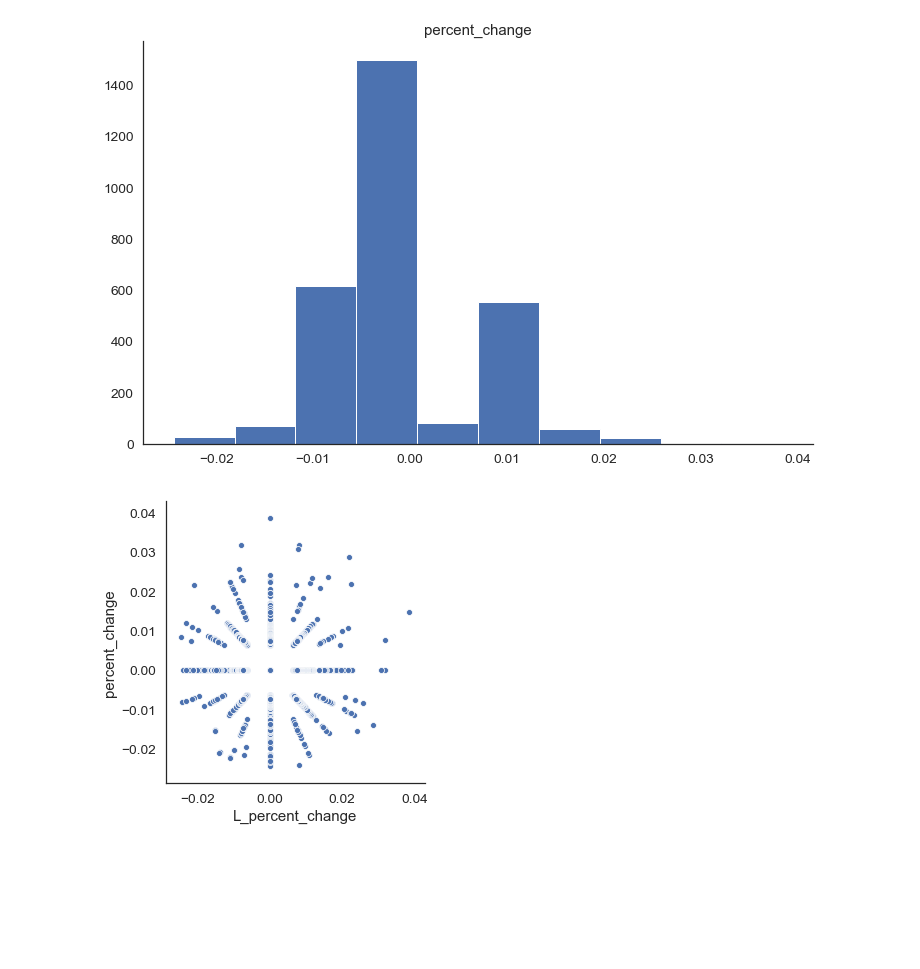
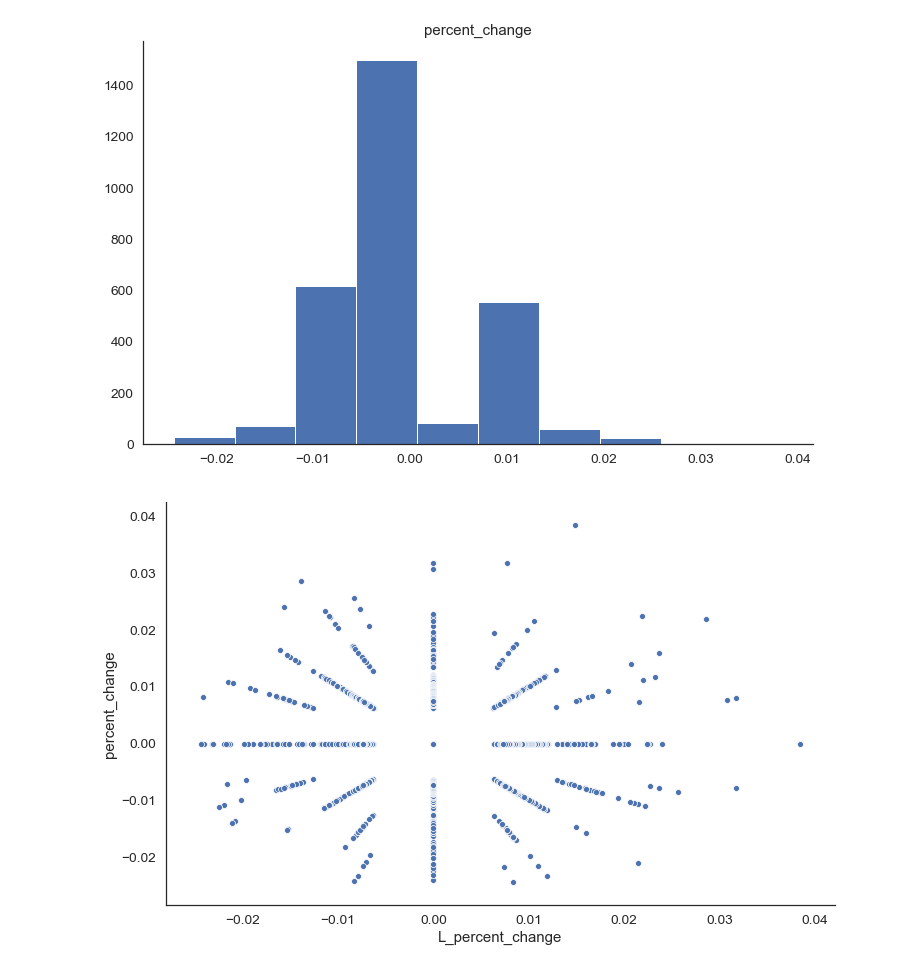
Before and after one commit to StanleyJung/Macroeconomic_Forecasting, a Jupyter notebook: Untitled1.ipynb, the cells around one changed output. Drawn from its saved outputs; the diff is of its cells as text; code cells hidden in the pictures; blank space fills up the shorter version.

```diff
--- a/Untitled1.ipynb
+++ b/Untitled1.ipynb
@@ -26,7 +24,7 @@ g = sns.lineplot(x="Date", y="Exchange Rate", data=data, ax=ax).set_title("EUR-U
 # %% [output]
 [figure]
 # %%
-data["percent_change"] = data.pct_change()
+data["percent_change"] = data["Exchange Rate"].pct_change()
 ax = data.hist("percent_change",grid=False, figsize=(12,7.416))
 ax = ax[0]
 for i,x in enumerate(ax):
@@ -37,9 +35,12 @@ for i,x in enumerate(ax):
 # %% [output]
 [figure]
 # %%
-data['L_percent_change'] = data.percent_change.shift(1)
+data['L_percent_change'] = data.percent_change.shift(-1)
 # %%
-sns.relplot(x="L_percent_change", y="percent_change", data=data)
+fig, ax = plt.subplots()
+fig.set_size_inches(12, 7.416)
+sns.despine()
+sns.scatterplot(x="L_percent_change", y="percent_change", data=data,ax=ax)
 plt.show()
 # %% [output]
-[figure, old version]
+[figure, new version]
```
Also changed, not shown: parts of 3 cells of this notebook.
